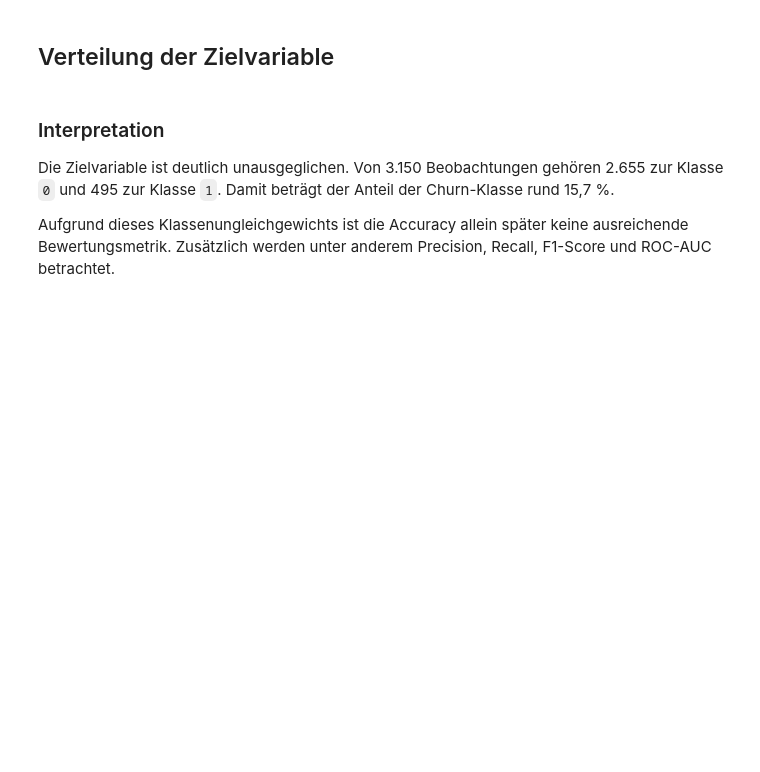
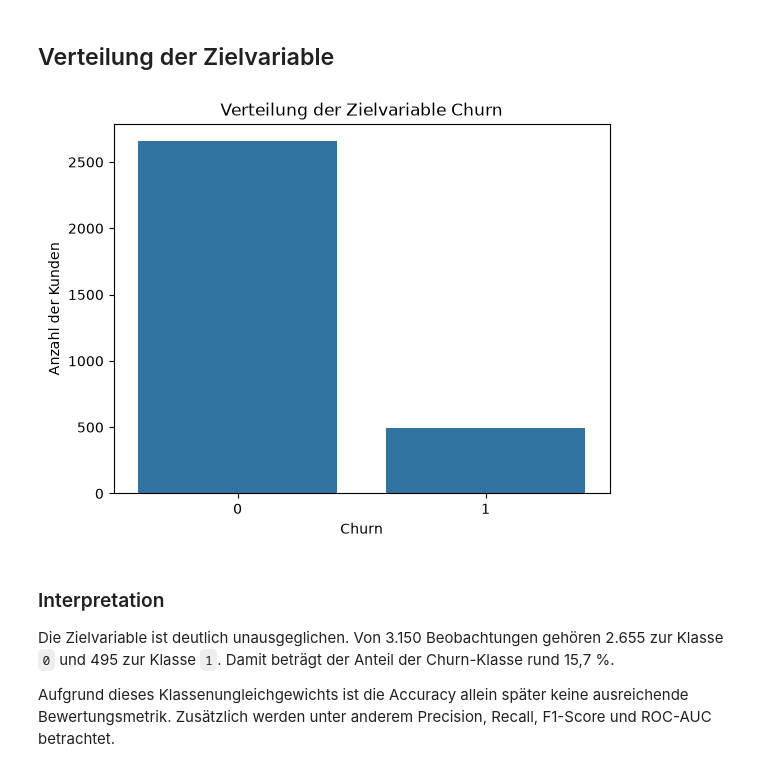
Before and after one commit to selma1405/telecom-customer-churn, a Jupyter notebook: notebooks/01_data_exploration.ipynb, the cells around one changed output. Saved outputs shown, nothing was run; the diff lists cells and outputs as text; code cells hidden in the pictures; blank space fills up the shorter version.

```diff
--- a/notebooks/01_data_exploration.ipynb
+++ b/notebooks/01_data_exploration.ipynb
@@ -358,10 +358,19 @@ Da keine eindeutige Kunden-ID vorhanden ist, werden diese Beobachtungen in der e
 # %%
 sns.countplot(data=df, x="Churn")
 
 plt.title("Verteilung der Zielvariable Churn")
 plt.xlabel("Churn")
 plt.ylabel("Anzahl der Kunden")
+
+plt.savefig(
+    "../reports/figures/churn_distribution.png",
+    dpi=300,
+    bbox_inches="tight"
+)
+
 plt.show()
+# %% [output]
+[figure, added]
 # %% [markdown]
 ### Interpretation
 
```
Also changed, not shown: parts of 1 cell of this notebook, 6 other files.
